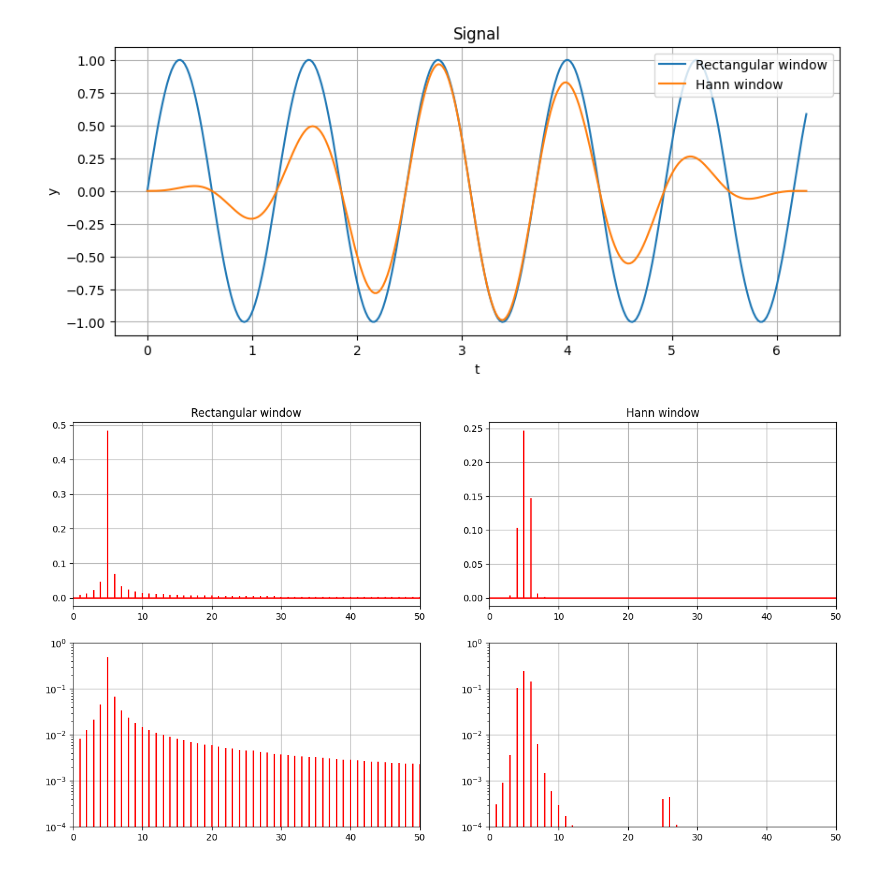
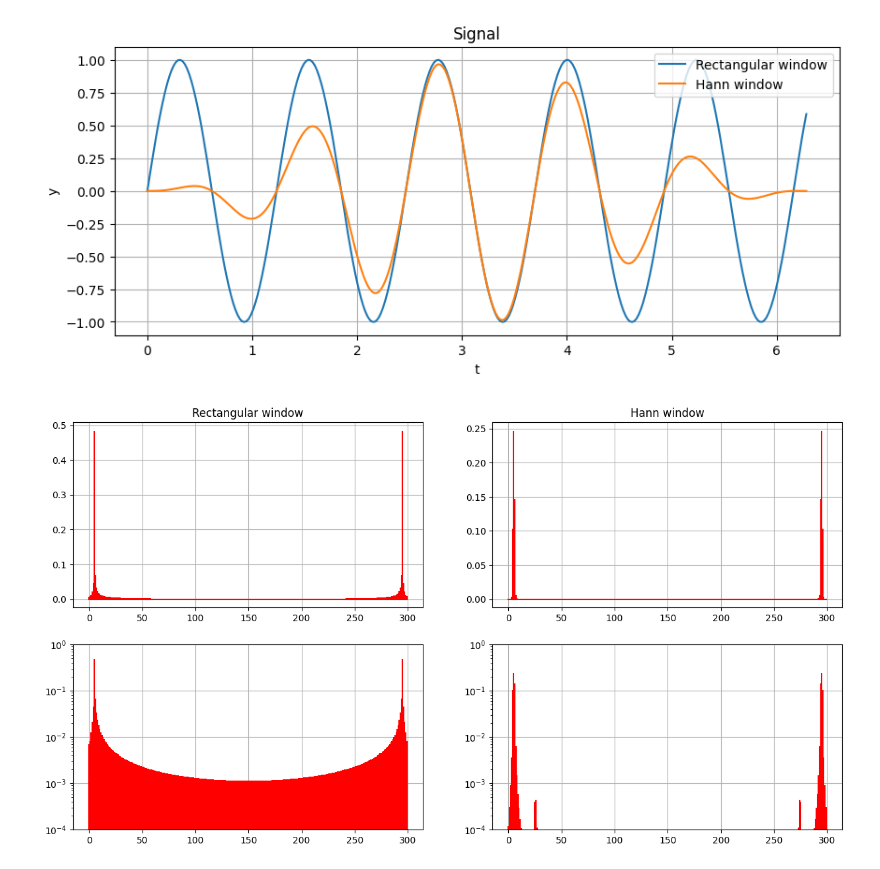
Before and after one commit to CuSynth/computational-physics, a Jupyter notebook: # 12 Fourier/solution.ipynb, the cells around one changed output. Saved outputs shown, nothing was run; the diff lists cells and outputs as text; code cells hidden in the pictures.

```diff
--- a/# 12 Fourier/solution.ipynb
+++ b/# 12 Fourier/solution.ipynb
@@ -40,7 +37,7 @@ def DFT(x):
     M = len(x)
     m = np.arange(M)
     k = m.reshape((M, 1))
-    e = np.exp(-2j*np.pi*k*m/M)
+    e = np.exp(2j*np.pi*k*m/M)
     return np.dot(e, x)/M
 # %%
 dft_rect = DFT(x)
@@ -48,33 +45,33 @@ dft_Hann = DFT(hanned)
 # %%
 plt.figure(figsize=(15, 8))
 
 rect = plt.subplot(221)
 
 rect.stem(freq, abs(dft_rect), 'r', markerfmt=" ", basefmt="-r")
-rect.set_xlim([0, 50])
+# rect.set_xlim([0, 50])
 rect.grid()
 rect.set_title('Rectangular window')
 
 hann = plt.subplot(222)
 hann.stem(freq, abs(dft_Hann), 'r', markerfmt=" ", basefmt="-r")
-hann.set_xlim([0, 50])
+# hann.set_xlim([0, 50])
 hann.grid()
 hann.set_title('Hann window')
 
 rect_log = plt.subplot(223)
 rect_log.stem(freq, abs(dft_rect), 'r', markerfmt=" ", basefmt="-r")
-rect_log.set_xlim([0, 50])
+# rect_log.set_xlim([0, 100])
 rect_log.set_ylim([.0001, 1])
 rect_log.set_yscale('log')
 rect_log.grid()
 
 hann_log = plt.subplot(224)
 hann_log.stem(freq, abs(dft_Hann), 'r', markerfmt=" ", basefmt="-r")
-hann_log.set_xlim([0, 50])
+# hann_log.set_xlim([0, 100])
 hann_log.set_ylim([.0001, 1])
 hann_log.set_yscale('log')
 hann_log.grid()
 
 plt.show()
 # %% [output]
-[figure, old version]
+[figure, new version]
```
Also changed, not shown: parts of 3 cells of this notebook.
